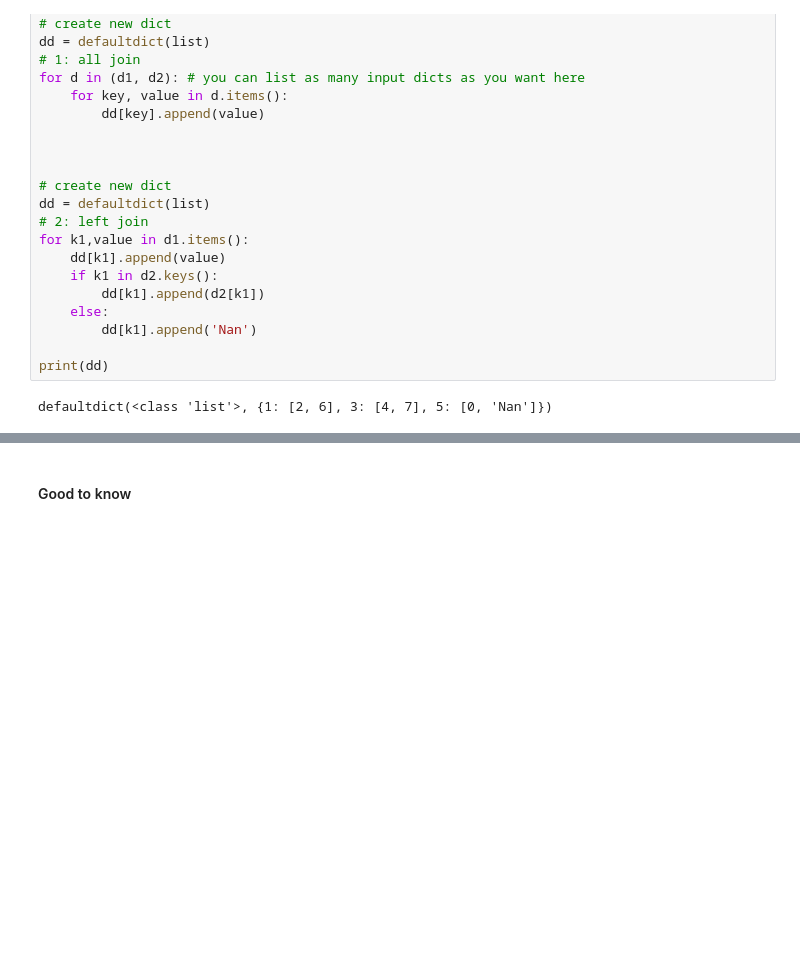
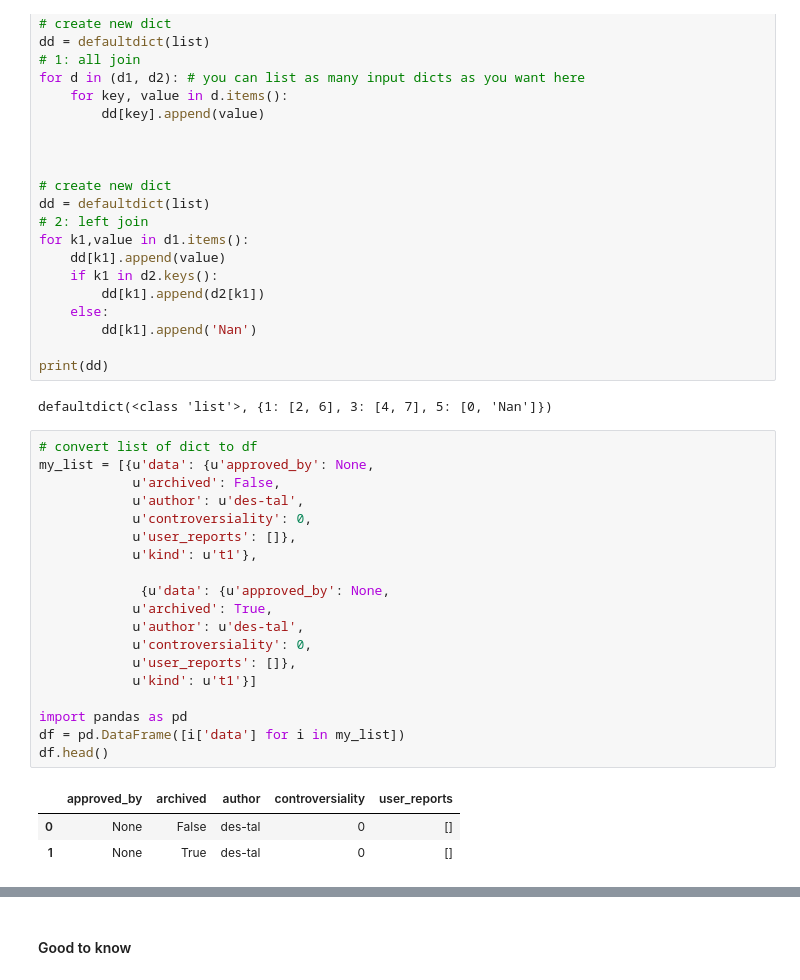
Before and after one commit to MWang93/Useful, a Jupyter notebook: Unorganized/Work Needed.ipynb, the cells around one changed output, grey strips where cells are left out. Saved outputs shown, nothing was run; the diff lists cells and outputs as text; blank space fills up the shorter version.

```diff
--- a/Unorganized/Work Needed.ipynb
+++ b/Unorganized/Work Needed.ipynb
@@ -592,3 +598,26 @@ for k1,value in d1.items():
 print(dd)
 # %% [output]
 defaultdict(<class 'list'>, {1: [2, 6], 3: [4, 7], 5: [0, 'Nan']})
+# %%
+# convert list of dict to df
+my_list = [{u'data': {u'approved_by': None,
+            u'archived': False,
+            u'author': u'des-tal',
+            u'controversiality': 0,
+            u'user_reports': []},
+            u'kind': u't1'},
+
+             {u'data': {u'approved_by': None,
+            u'archived': True,
+            u'author': u'des-tal',
+            u'controversiality': 0,
+            u'user_reports': []},
+            u'kind': u't1'}]
+
+import pandas as pd
+df = pd.DataFrame([i['data'] for i in my_list])
+df.head()
+# %% [output]
+|  | approved_by | archived | author | controversiality | user_reports |
+| 0 | None | False | des-tal | 0 | [] |
+| 1 | None | True | des-tal | 0 | [] |
```
Also changed, not shown: parts of 3 cells of this notebook.
